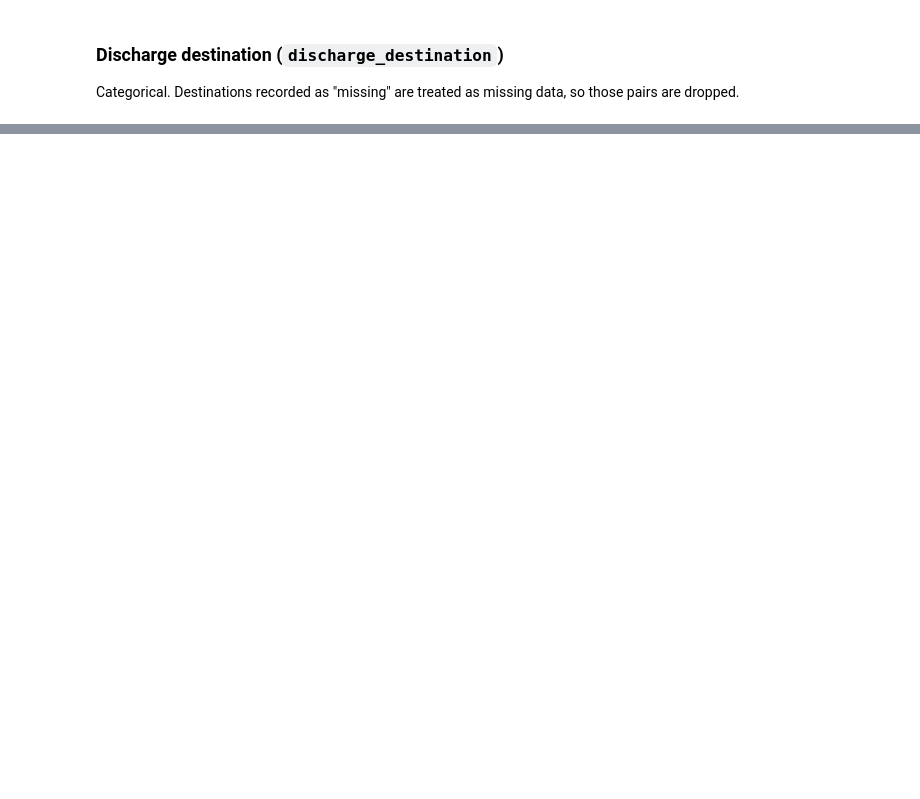
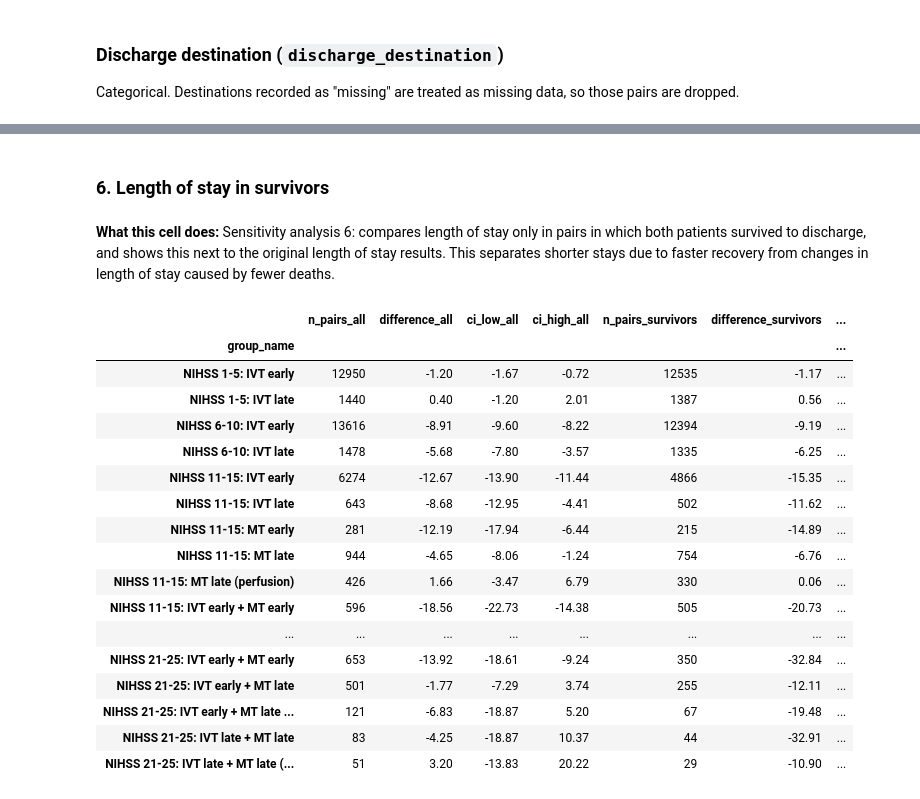
Before and after one commit to samuel-book/samuel-3, a Jupyter notebook: 4_target_trial_emulation/03_target_trials_all_patients_treatments.ipynb, the cells around one changed output, grey strips where cells are left out. Saved outputs shown, nothing was run; the diff lists cells and outputs as text; code cells hidden in the pictures; blank space fills up the shorter version.

```diff
--- a/4_target_trial_emulation/03_target_trials_all_patients_treatments.ipynb
+++ b/4_target_trial_emulation/03_target_trials_all_patients_treatments.ipynb
@@ -966,0 +1415,5 @@ Saved chart: ./output/all_ischaemic_stroke_target_trials_discharge_destination_c
+# %%
+matched_s, summary_s = match_trial_groups(sens_data, MATCHING_FEATURES + ["stroke_severity"])
+sensitivity_matching["Exact NIHSS"] = summary_s
+sensitivity_results.append(analyse_scenario(matched_s, "Exact NIHSS"))
+display(summary_s)
@@ -966,0 +1472,7 @@ Saved chart: ./output/all_ischaemic_stroke_target_trials_discharge_destination_c
+# %%
+matched_s, summary_s = match_trial_groups(
+    sens_data, MATCHING_FEATURES, restrict=lambda df, group: df["onset_known"] == 1
+)
+sensitivity_matching["Known onset"] = summary_s
+sensitivity_results.append(analyse_scenario(matched_s, "Known onset"))
+display(summary_s)
@@ -966,0 +1502,11 @@ Saved chart: ./output/all_ischaemic_stroke_target_trials_discharge_destination_c
+# %%
+print("LVO recorded in", f"{sens_data['lvo'].notna().mean():.1%}", "of patients;",
+      f"{(sens_data['lvo'] == 1).mean():.1%}", "with LVO = 1")
+
+matched_s, summary_s = match_trial_groups(
+    sens_data, MATCHING_FEATURES,
+    restrict=lambda df, group: (df["lvo"] == 1) if group_has_mt(group) else None,
+)
+sensitivity_matching["LVO (MT groups)"] = summary_s
+sensitivity_results.append(analyse_scenario(matched_s, "LVO (MT groups)"))
+display(summary_s)
@@ -966,0 +1537,9 @@ Saved chart: ./output/all_ischaemic_stroke_target_trials_discharge_destination_c
+# %%
+landmark_data = keep_pairs(matched_data, matched_data["length_of_stay"] >= LANDMARK_DAYS)
+pairs_before = matched_data.groupby("group_id")["pair_id"].nunique()
+pairs_after = landmark_data.groupby("group_id")["pair_id"].nunique()
+landmark_summary = pd.DataFrame({"pairs_primary": pairs_before, "pairs_landmark": pairs_after}).fillna(0)
+landmark_summary["pct_kept"] = (100 * landmark_summary["pairs_landmark"] / landmark_summary["pairs_primary"]).round(1)
+sensitivity_matching["Landmark 1 day"] = landmark_summary
+sensitivity_results.append(analyse_scenario(landmark_data, "Landmark 1 day"))
+display(landmark_summary)
@@ -966,0 +1565,36 @@ Saved chart: ./output/all_ischaemic_stroke_target_trials_discharge_destination_c
+# %% [markdown]
+### 6. Length of stay in survivors
+# %% [markdown]
+**What this cell does:** Sensitivity analysis 6: compares length of stay only in pairs in which both patients survived to discharge, and shows this next to the original length of stay results. This separates shorter stays due to faster recovery from changes in length of stay caused by fewer deaths.
+# %%
+survivor_data = keep_pairs(matched_data, matched_data["death"] == 0)
+los_survivors = analyse_scenario(
+    survivor_data, "Survivors", outcomes={"length_of_stay": "continuous"})
+los_primary = analyse_scenario(
+    matched_data, "Primary", outcomes={"length_of_stay": "continuous"})
+sensitivity_results += [los_primary, los_survivors]
+
+los_compare = los_primary.set_index("group_name")[["n_pairs", "difference", "ci_low", "ci_high"]].join(
+    los_survivors.set_index("group_name")[["n_pairs", "difference", "ci_low", "ci_high", "p_value_holm"]],
+    lsuffix="_all", rsuffix="_survivors",
+)
+display(los_compare.style.format(precision=2, na_rep="-"))
+# %% [output]
+|  | n_pairs_all | difference_all | ci_low_all | ci_high_all | n_pairs_survivors | difference_survivors | ... |
+| group_name |  |  |  |  |  |  | ... |
+| NIHSS 1-5: IVT early | 12950 | -1.20 | -1.67 | -0.72 | 12535 | -1.17 | ... |
+| NIHSS 1-5: IVT late | 1440 | 0.40 | -1.20 | 2.01 | 1387 | 0.56 | ... |
+| NIHSS 6-10: IVT early | 13616 | -8.91 | -9.60 | -8.22 | 12394 | -9.19 | ... |
+| NIHSS 6-10: IVT late | 1478 | -5.68 | -7.80 | -3.57 | 1335 | -6.25 | ... |
+| NIHSS 11-15: IVT early | 6274 | -12.67 | -13.90 | -11.44 | 4866 | -15.35 | ... |
+| NIHSS 11-15: IVT late | 643 | -8.68 | -12.95 | -4.41 | 502 | -11.62 | ... |
+| NIHSS 11-15: MT early | 281 | -12.19 | -17.94 | -6.44 | 215 | -14.89 | ... |
+| NIHSS 11-15: MT late | 944 | -4.65 | -8.06 | -1.24 | 754 | -6.76 | ... |
+| NIHSS 11-15: MT late (perfusion) | 426 | 1.66 | -3.47 | 6.79 | 330 | 0.06 | ... |
+| NIHSS 11-15: IVT early + MT early | 596 | -18.56 | -22.73 | -14.38 | 505 | -20.73 | ... |
+| ... | ... | ... | ... | ... | ... | ... | ... |
+| NIHSS 21-25: IVT early + MT early | 653 | -13.92 | -18.61 | -9.24 | 350 | -32.84 | ... |
+| NIHSS 21-25: IVT early + MT late | 501 | -1.77 | -7.29 | 3.74 | 255 | -12.11 | ... |
+| NIHSS 21-25: IVT early + MT late ... | 121 | -6.83 | -18.87 | 5.20 | 67 | -19.48 | ... |
+| NIHSS 21-25: IVT late + MT late | 83 | -4.25 | -18.87 | 10.37 | 44 | -32.91 | ... |
+| NIHSS 21-25: IVT late + MT late (... | 51 | 3.20 | -13.83 | 20.22 | 29 | -10.90 | ... |
```
Also changed, not shown: parts of 48 cells of this notebook.
